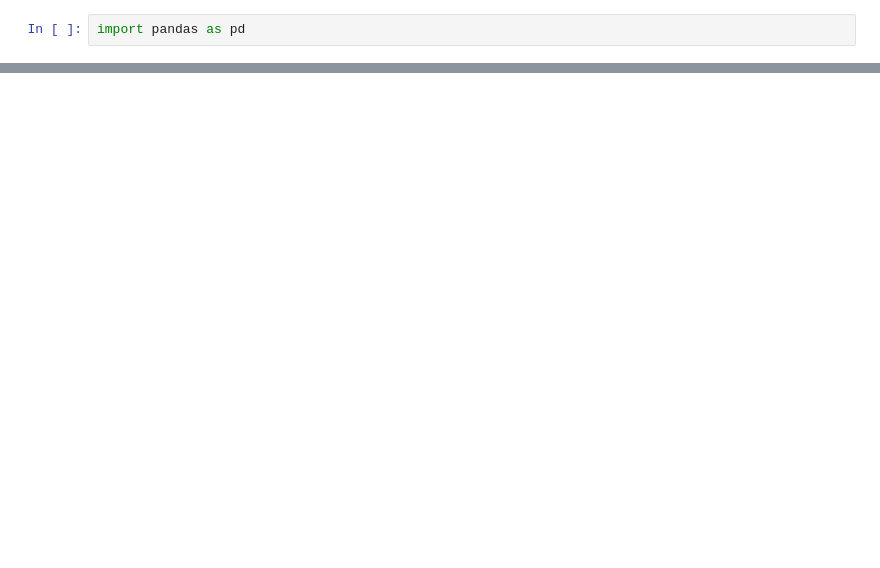
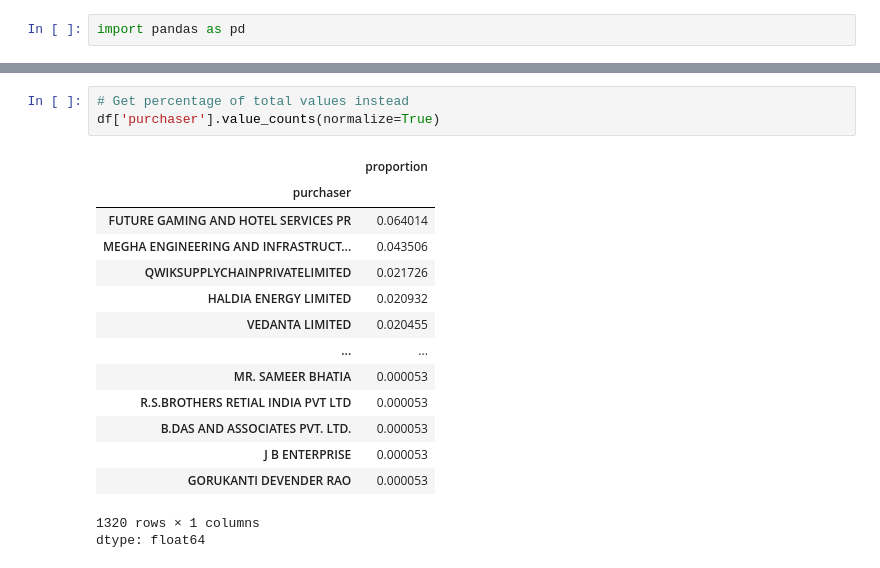
Before and after one commit to ROHIT318/python-practice, a Jupyter notebook: learn_pandas.ipynb, the cells around one changed output, grey strips where cells are left out. Saved outputs shown, nothing was run; the diff lists cells and outputs as text; blank space fills up the shorter version.

```diff
--- a/learn_pandas.ipynb
+++ b/learn_pandas.ipynb
@@ -15,0 +59,19 @@ df.head()
+# %%
+# Get percentage of total values instead
+df['purchaser'].value_counts(normalize=True)
+# %% [output]
+|  | proportion |
+| purchaser |  |
+| FUTURE GAMING AND HOTEL SERVICES PR | 0.064014 |
+| MEGHA ENGINEERING AND INFRASTRUCT... | 0.043506 |
+| QWIKSUPPLYCHAINPRIVATELIMITED | 0.021726 |
+| HALDIA ENERGY LIMITED | 0.020932 |
+| VEDANTA LIMITED | 0.020455 |
+| ... | ... |
+| MR. SAMEER BHATIA | 0.000053 |
+| R.S.BROTHERS RETIAL INDIA PVT LTD | 0.000053 |
+| B.DAS AND ASSOCIATES PVT. LTD. | 0.000053 |
+| J B ENTERPRISE | 0.000053 |
+| GORUKANTI DEVENDER RAO | 0.000053 |
+1320 rows × 1 columns
+dtype: float64
```
Also changed, not shown: parts of 6 cells of this notebook.
